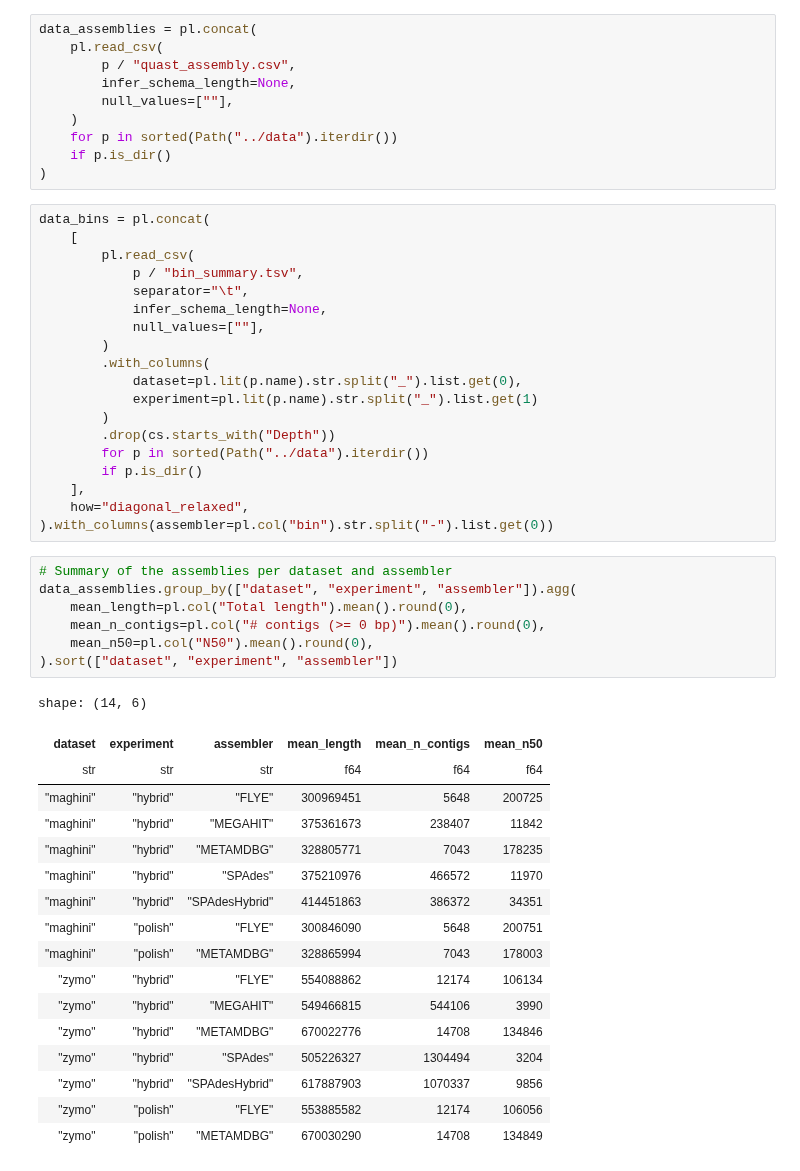
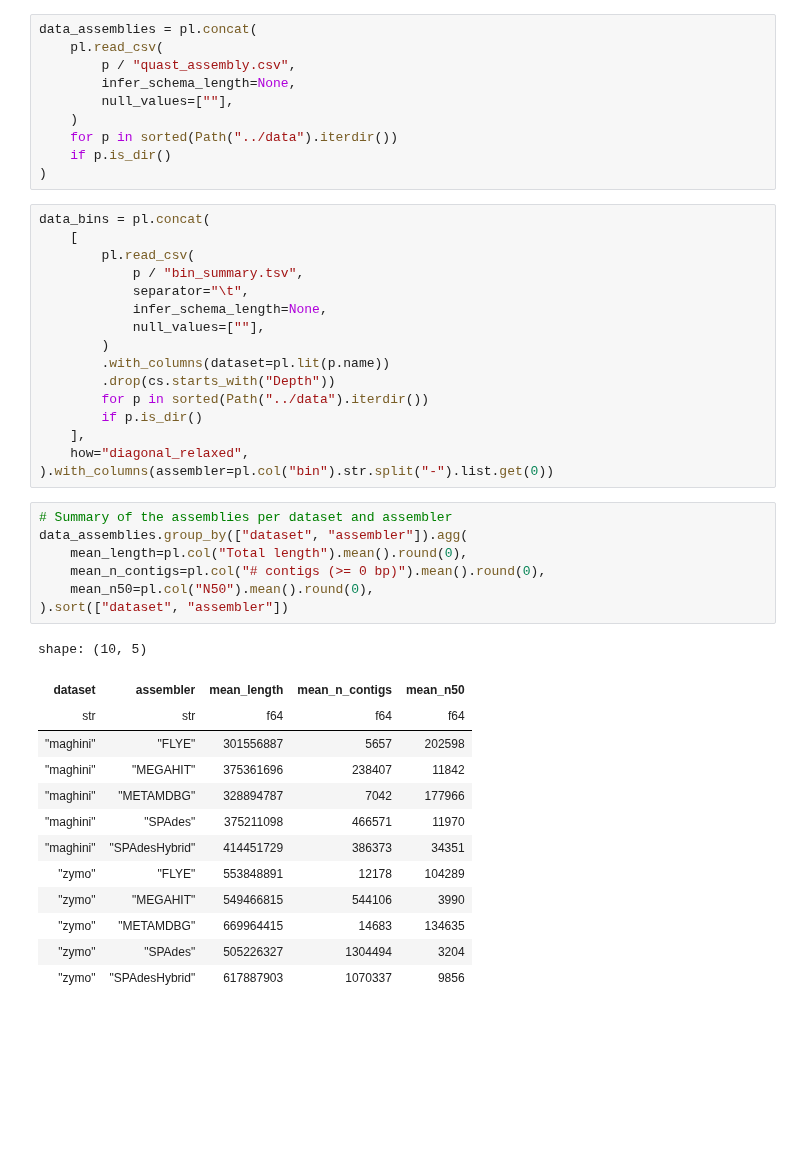
Before and after one commit to dialvarezs/nf-core-mag-benchmarks, a Jupyter notebook: notebooks/01_basic_metrics.ipynb, the cells around one changed output. Drawn from its saved outputs; the diff is of its cells as text; blank space fills up the shorter version.

```diff
--- a/notebooks/01_basic_metrics.ipynb
+++ b/notebooks/01_basic_metrics.ipynb
@@ -27,10 +27,7 @@ data_bins = pl.concat(
             infer_schema_length=None,
             null_values=[""],
         )
-        .with_columns(
-            dataset=pl.lit(p.name).str.split("_").list.get(0),
-            experiment=pl.lit(p.name).str.split("_").list.get(1)
-        )
+        .with_columns(dataset=pl.lit(p.name))
         .drop(cs.starts_with("Depth"))
         for p in sorted(Path("../data").iterdir())
         if p.is_dir()
@@ -39,28 +36,24 @@ data_bins = pl.concat(
 ).with_columns(assembler=pl.col("bin").str.split("-").list.get(0))
 # %%
 # Summary of the assemblies per dataset and assembler
-data_assemblies.group_by(["dataset", "experiment", "assembler"]).agg(
+data_assemblies.group_by(["dataset", "assembler"]).agg(
     mean_length=pl.col("Total length").mean().round(0),
     mean_n_contigs=pl.col("# contigs (>= 0 bp)").mean().round(0),
     mean_n50=pl.col("N50").mean().round(0),
-).sort(["dataset", "experiment", "assembler"])
+).sort(["dataset", "assembler"])
 # %% [output]
-shape: (14, 6)
+shape: (10, 5)
-| dataset | experiment | assembler | mean_length | mean_n_contigs | mean_n50 |
-| str | str | str | f64 | f64 | f64 |
-| "maghini" | "hybrid" | "FLYE" | 300969451 | 5648 | 200725 |
-| "maghini" | "hybrid" | "MEGAHIT" | 375361673 | 238407 | 11842 |
-| "maghini" | "hybrid" | "METAMDBG" | 328805771 | 7043 | 178235 |
-| "maghini" | "hybrid" | "SPAdes" | 375210976 | 466572 | 11970 |
-| "maghini" | "hybrid" | "SPAdesHybrid" | 414451863 | 386372 | 34351 |
-| "maghini" | "polish" | "FLYE" | 300846090 | 5648 | 200751 |
-| "maghini" | "polish" | "METAMDBG" | 328865994 | 7043 | 178003 |
-| "zymo" | "hybrid" | "FLYE" | 554088862 | 12174 | 106134 |
-| "zymo" | "hybrid" | "MEGAHIT" | 549466815 | 544106 | 3990 |
-| "zymo" | "hybrid" | "METAMDBG" | 670022776 | 14708 | 134846 |
-| "zymo" | "hybrid" | "SPAdes" | 505226327 | 1304494 | 3204 |
-| "zymo" | "hybrid" | "SPAdesHybrid" | 617887903 | 1070337 | 9856 |
-| "zymo" | "polish" | "FLYE" | 553885582 | 12174 | 106056 |
-| "zymo" | "polish" | "METAMDBG" | 670030290 | 14708 | 134849 |
+| dataset | assembler | mean_length | mean_n_contigs | mean_n50 |
+| str | str | f64 | f64 | f64 |
+| "maghini" | "FLYE" | 301556887 | 5657 | 202598 |
+| "maghini" | "MEGAHIT" | 375361696 | 238407 | 11842 |
+| "maghini" | "METAMDBG" | 328894787 | 7042 | 177966 |
+| "maghini" | "SPAdes" | 375211098 | 466571 | 11970 |
+| "maghini" | "SPAdesHybrid" | 414451729 | 386373 | 34351 |
+| "zymo" | "FLYE" | 553848891 | 12178 | 104289 |
+| "zymo" | "MEGAHIT" | 549466815 | 544106 | 3990 |
+| "zymo" | "METAMDBG" | 669964415 | 14683 | 134635 |
+| "zymo" | "SPAdes" | 505226327 | 1304494 | 3204 |
+| "zymo" | "SPAdesHybrid" | 617887903 | 1070337 | 9856 |
 # %%
 # Summary of the bins per dataset and assembler
```
Also changed, not shown: parts of 1 cell of this notebook, 6 other files.
